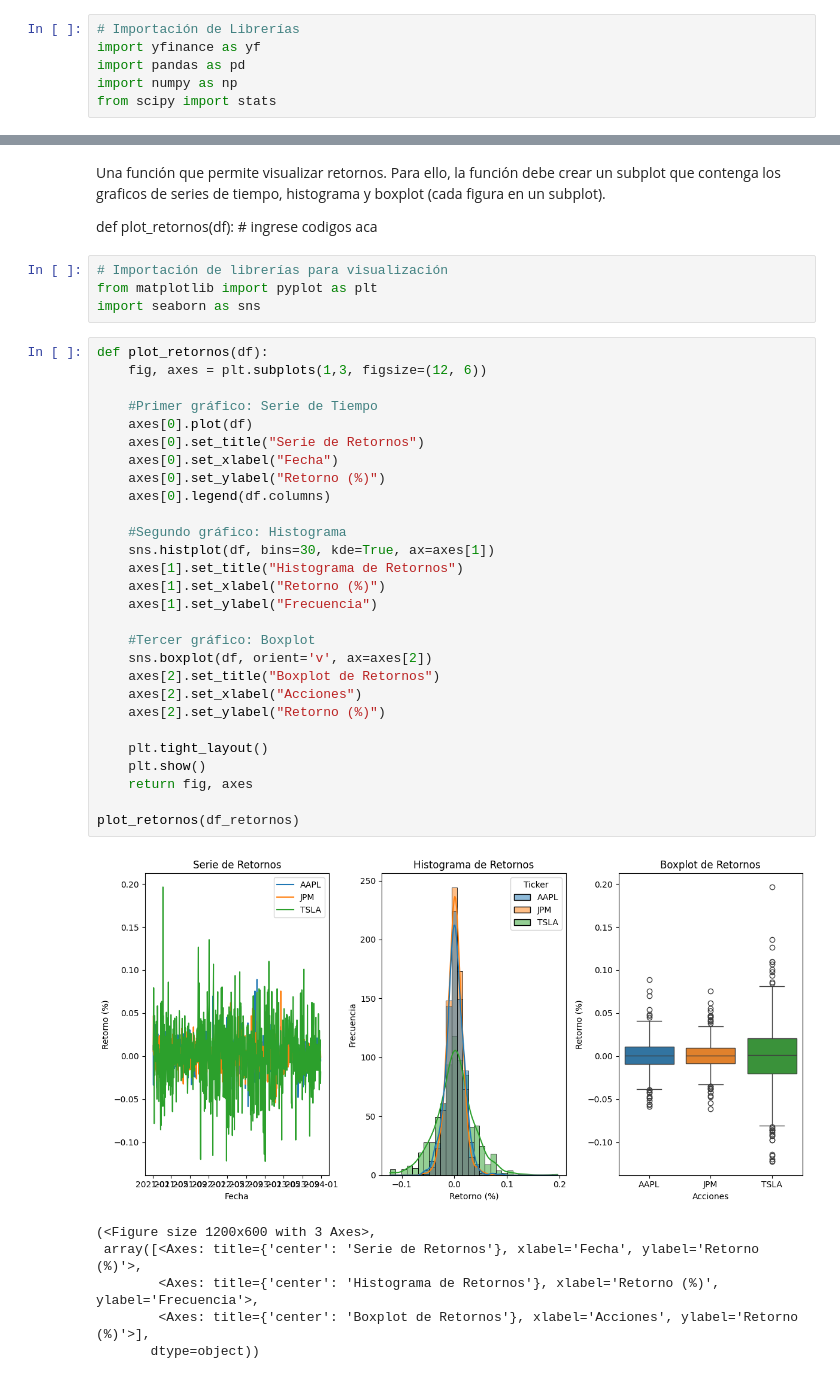
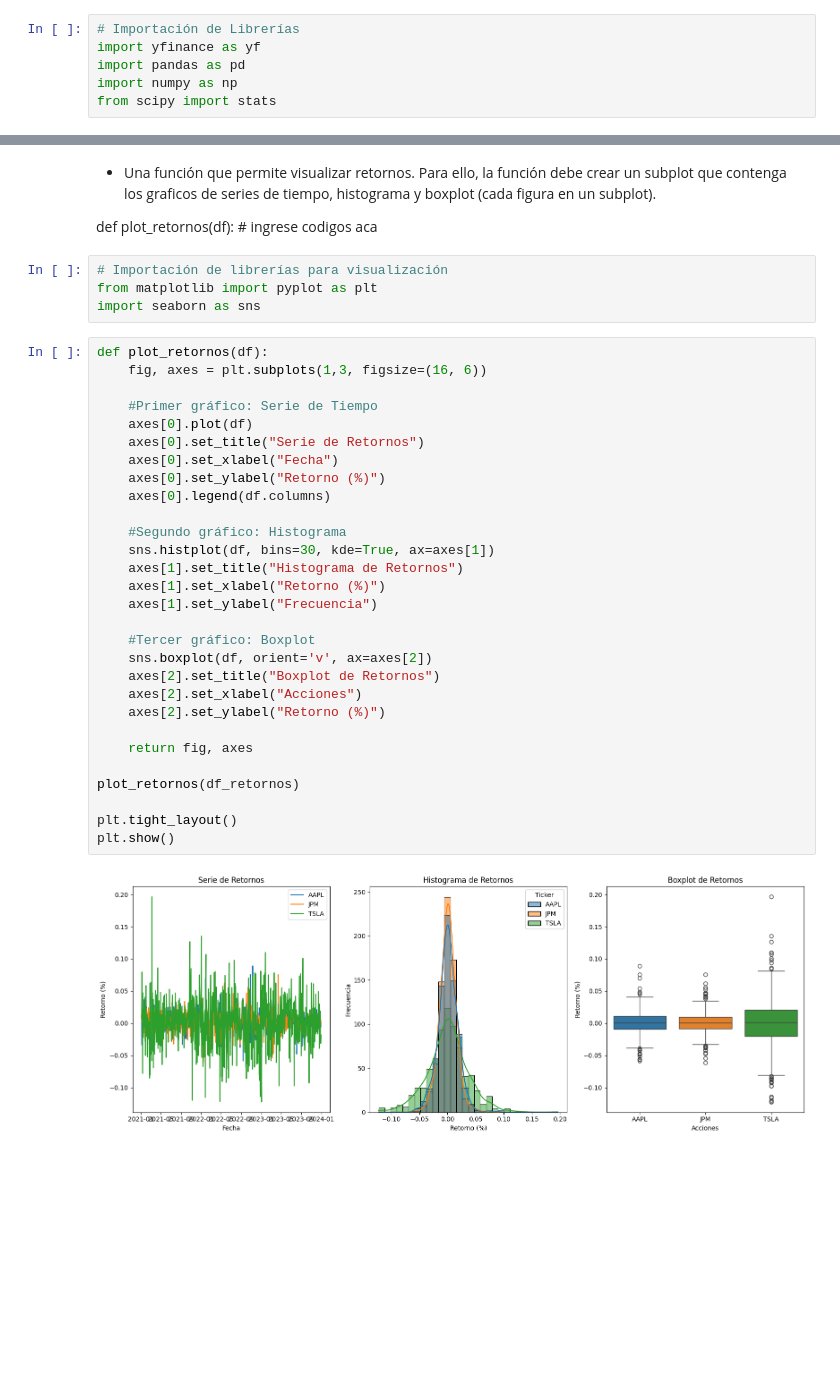
Before and after one commit to Felipe-Lopez-Vergara/ds_finance_-Lopez-, a Jupyter notebook: notebooks/HW_Sesion_1.ipynb, the cells around one changed output, grey strips where cells are left out. Saved outputs shown, nothing was run; the diff lists cells and outputs as text; blank space fills up the shorter version.

```diff
--- a/notebooks/HW_Sesion_1.ipynb
+++ b/notebooks/HW_Sesion_1.ipynb
@@ -111,6 +92,6 @@ resumen_estadistico_retornos(df_retornos)
 | TSLA | 0.000715 | 0.318835 | 0.001376 | 0.037099 | 51.890389 | 0.118360 | 1.732884 | 0.196412 | ... |
 # %% [markdown]
-Una función que permite visualizar retornos. Para ello, la función debe crear un subplot que contenga los graficos de series de tiempo, histograma y boxplot (cada figura en un subplot).
+- Una función que permite visualizar retornos. Para ello, la función debe crear un subplot que contenga los graficos de series de tiempo, histograma y boxplot (cada figura en un subplot).
 
 def plot_retornos(df):
     # ingrese codigos aca
@@ -120,37 +101,33 @@ from matplotlib import pyplot as plt
 import seaborn as sns
 # %%
 def plot_retornos(df):
-    fig, axes = plt.subplots(1,3, figsize=(12, 6))
+    fig, axes = plt.subplots(1,3, figsize=(16, 6))
 
     #Primer gráfico: Serie de Tiempo
     axes[0].plot(df)
     axes[0].set_title("Serie de Retornos")
     axes[0].set_xlabel("Fecha")
     axes[0].set_ylabel("Retorno (%)")
     axes[0].legend(df.columns)
 
     #Segundo gráfico: Histograma
     sns.histplot(df, bins=30, kde=True, ax=axes[1])
     axes[1].set_title("Histograma de Retornos")
     axes[1].set_xlabel("Retorno (%)")
     axes[1].set_ylabel("Frecuencia")
 
     #Tercer gráfico: Boxplot
     sns.boxplot(df, orient='v', ax=axes[2])
     axes[2].set_title("Boxplot de Retornos")
     axes[2].set_xlabel("Acciones")
     axes[2].set_ylabel("Retorno (%)")
 
-    plt.tight_layout()
-    plt.show()
     return fig, axes
 
 plot_retornos(df_retornos)
+
+plt.tight_layout()
+plt.show()
 # %% [output]
-[figure, old version]
+[figure, new version]
-(<Figure size 1200x600 with 3 Axes>,
- array([<Axes: title={'center': 'Serie de Retornos'}, xlabel='Fecha', ylabel='Retorno (%)'>,
-        <Axes: title={'center': 'Histograma de Retornos'}, xlabel='Retorno (%)', ylabel='Frecuencia'>,
-        <Axes: title={'center': 'Boxplot de Retornos'}, xlabel='Acciones', ylabel='Retorno (%)'>],
-       dtype=object))
 # %% [markdown]
```
Also changed, not shown: parts of 9 cells of this notebook.
